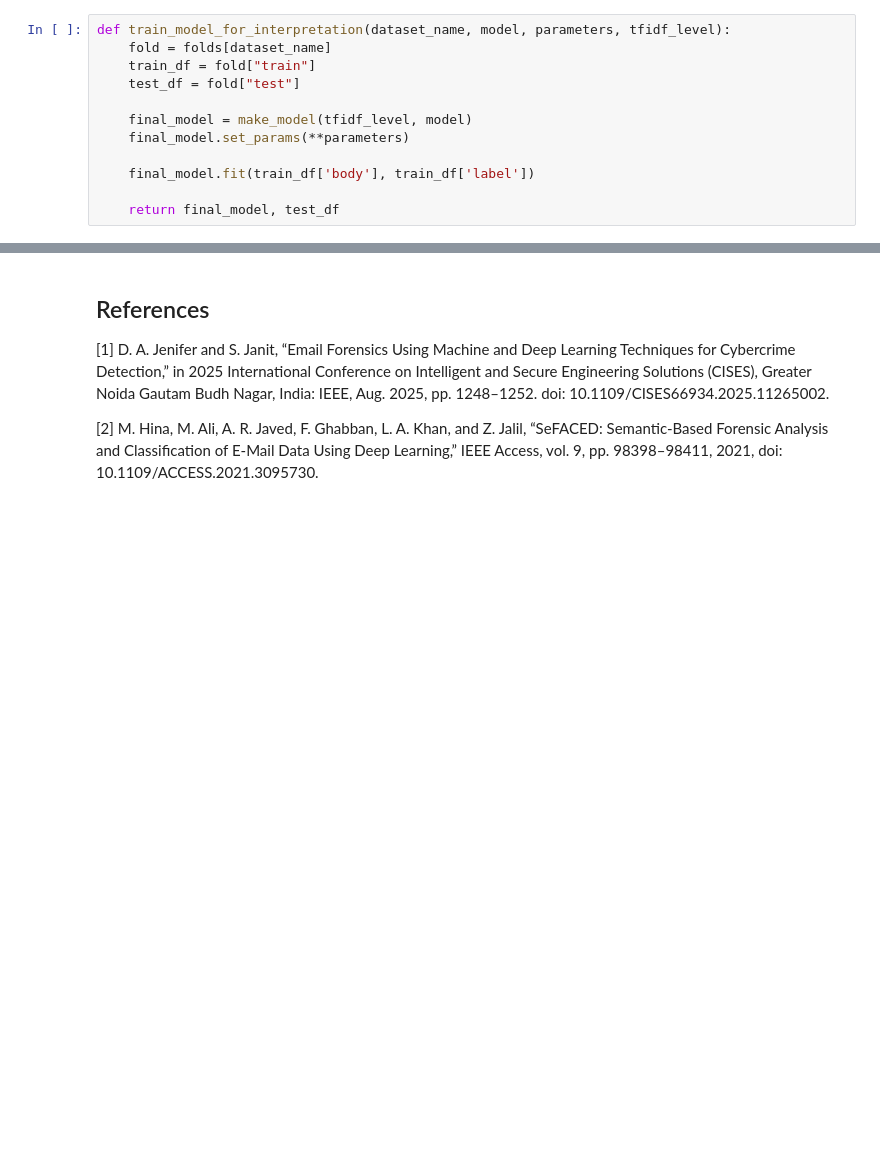
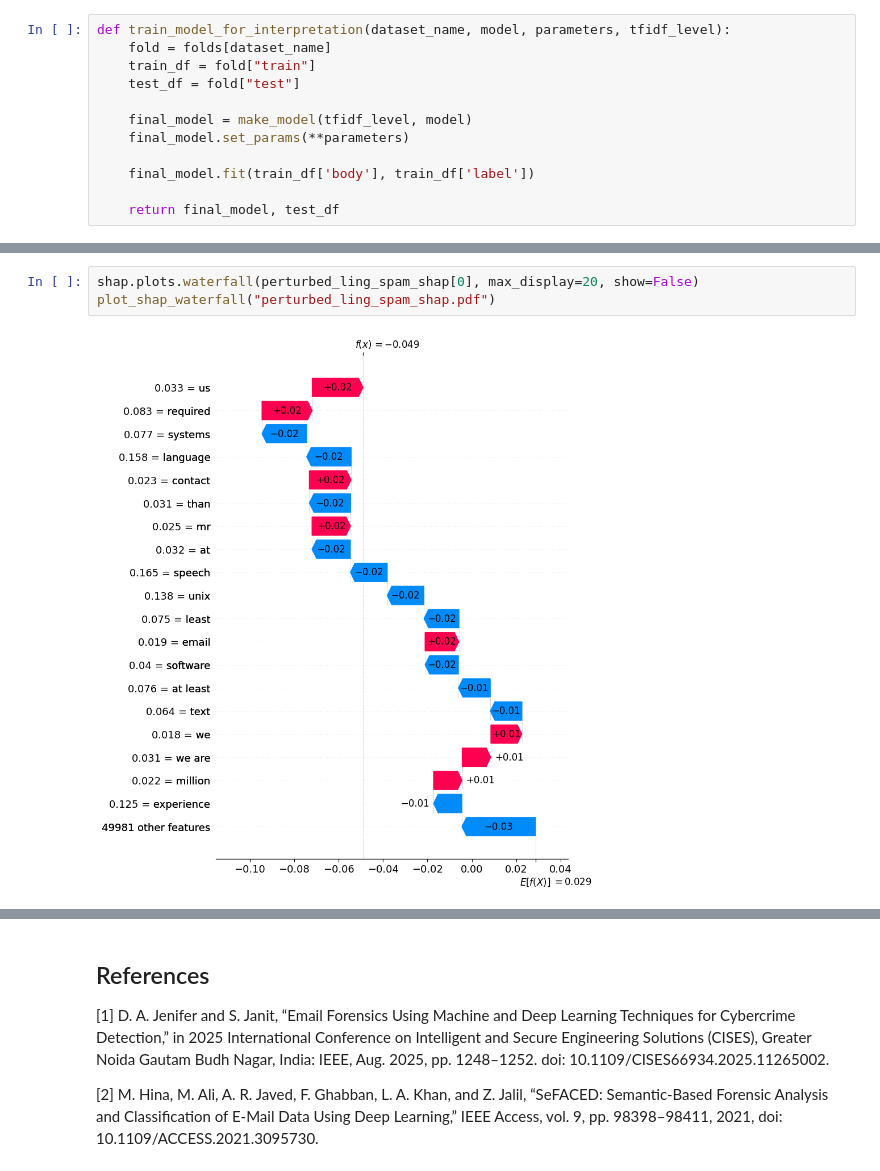
Before and after one commit to emilkle/IMT4210_ML_project, a Jupyter notebook: forensic_project.ipynb, the cells around one changed output, grey strips where cells are left out. Saved outputs shown, nothing was run; the diff lists cells and outputs as text; blank space fills up the shorter version.

```diff
--- a/forensic_project.ipynb
+++ b/forensic_project.ipynb
@@ -736,3 +757,8 @@ LogisticRegression(C=0.1, random_state=42, solver='liblinear')
+# %%
+shap.plots.waterfall(perturbed_ling_spam_shap[0], max_display=20, show=False)
+plot_shap_waterfall("perturbed_ling_spam_shap.pdf")
+# %% [output]
+[figure, added]
 # %%
 nigerian_fraud_best_params = {'classifier__learning_rate': 0.05}
 nigerian_fraud_model, nigerian_fraud_test_df = train_model_for_interpretation("Nigerian_Fraud",
```
Also changed, not shown: parts of 7 cells of this notebook.
